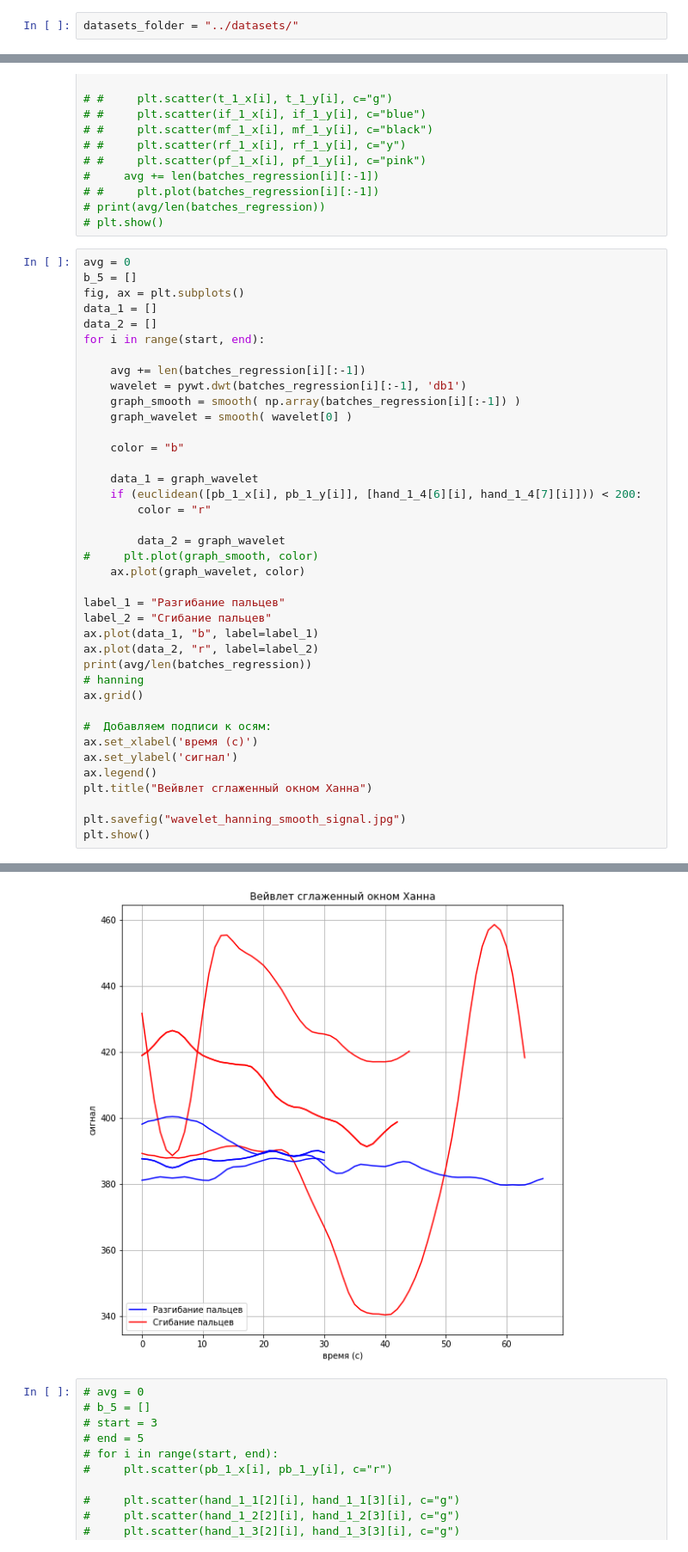
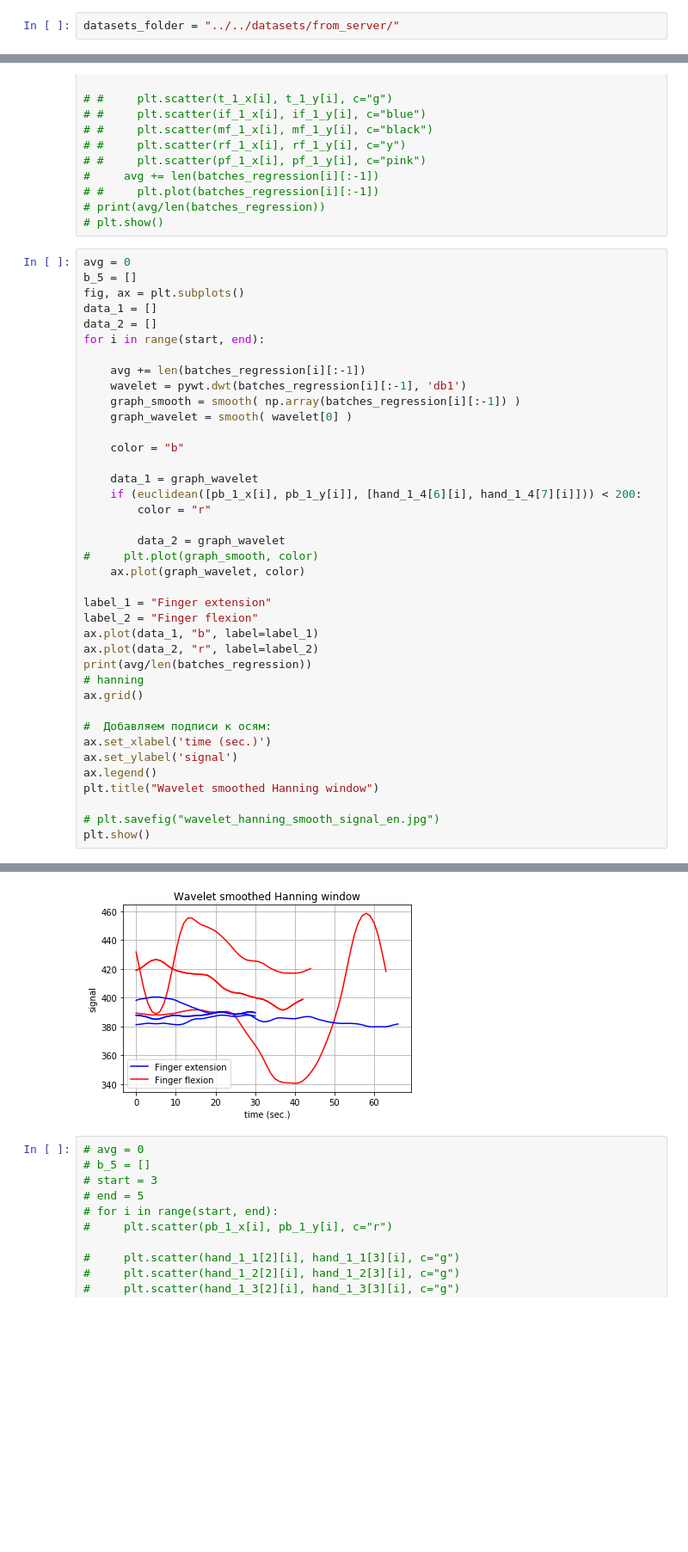
Before and after one commit to nikitarub/multidata, a Jupyter notebook: notebooks/postprocessor_try_2.ipynb, the cells around one changed output, grey strips where cells are left out. Shown at 86% size. Cells and saved outputs as stored; diff of their text form; blank space fills up the shorter version.

```diff
--- a/notebooks/postprocessor_try_2.ipynb
+++ b/notebooks/postprocessor_try_2.ipynb
@@ -11,7 +11,7 @@ from scipy.spatial.distance import euclidean
 from scipy.signal import argrelmin, argrelmax
 import scipy.fftpack as scfft
 # %%
-datasets_folder = "../datasets/"
+datasets_folder = "../../datasets/from_server/"
 # %%
 dataset_3 = pd.read_csv(datasets_folder + "dataset_3.csv", index_col=0)
 dataset_3.head()
@@ -660,40 +659,40 @@ data_1 = []
 data_2 = []
 for i in range(start, end):
 
     avg += len(batches_regression[i][:-1])
     wavelet = pywt.dwt(batches_regression[i][:-1], 'db1')
     graph_smooth = smooth( np.array(batches_regression[i][:-1]) )
     graph_wavelet = smooth( wavelet[0] )
 
     color = "b"
 
     data_1 = graph_wavelet
     if (euclidean([pb_1_x[i], pb_1_y[i]], [hand_1_4[6][i], hand_1_4[7][i]])) < 200:
         color = "r"
 
         data_2 = graph_wavelet
 #     plt.plot(graph_smooth, color)
     ax.plot(graph_wavelet, color)
 
-label_1 = "Разгибание пальцев"
-label_2 = "Сгибание пальцев"
+label_1 = "Finger extension"
+label_2 = "Finger flexion"
 ax.plot(data_1, "b", label=label_1)
 ax.plot(data_2, "r", label=label_2)
 print(avg/len(batches_regression))
 # hanning
 ax.grid()
 
 #  Добавляем подписи к осям:
-ax.set_xlabel('время (с)')
-ax.set_ylabel('сигнал')
+ax.set_xlabel('time (sec.)')
+ax.set_ylabel('signal')
 ax.legend()
-plt.title("Вейвлет сглаженный окном Ханна")
+plt.title("Wavelet smoothed Hanning window")
 
-plt.savefig("wavelet_hanning_smooth_signal.jpg")
+# plt.savefig("wavelet_hanning_smooth_signal_en.jpg")
 plt.show()
 # %% [output]
 3.4296875
-[figure, old version]
+[figure, new version]
 # %%
 # avg = 0
 # b_5 = []
```
Also changed, not shown: parts of 15 cells of this notebook, 21 other files.
